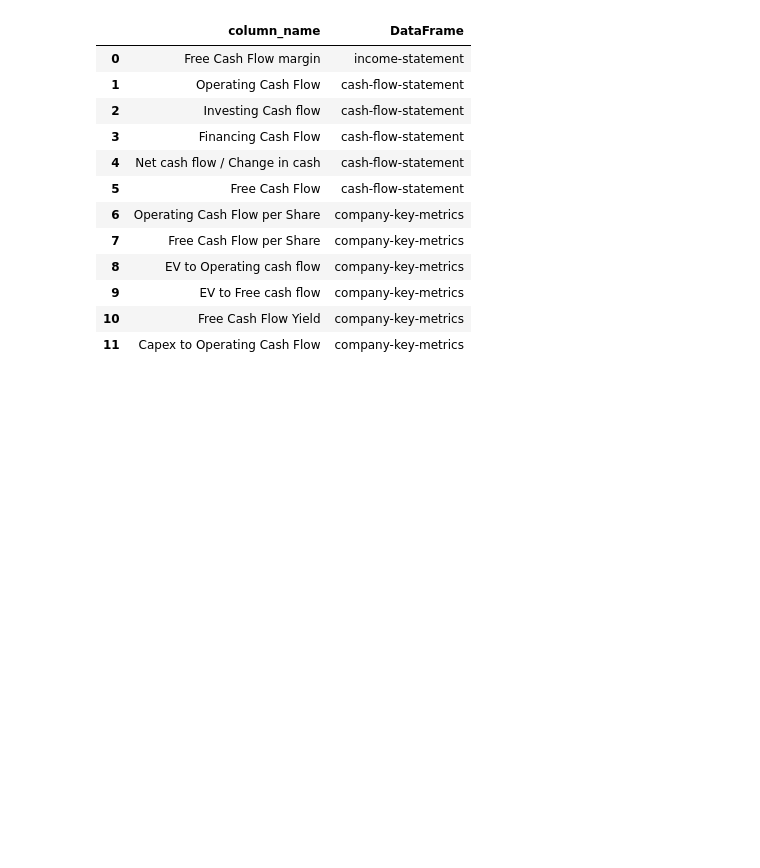
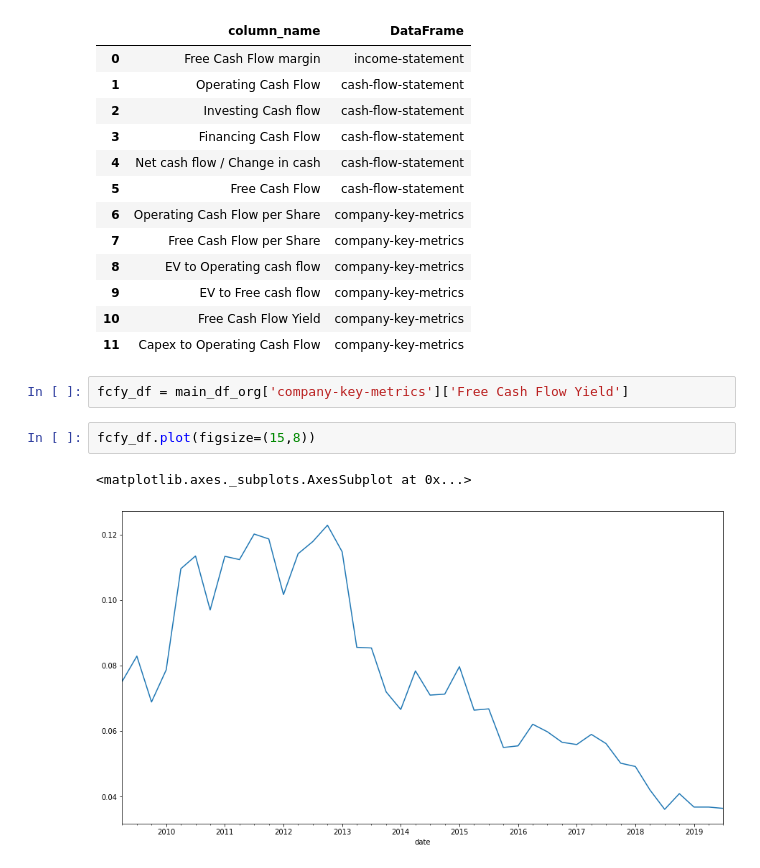
Before and after one commit to sabawi/getstockdata, a Jupyter notebook: test_data.ipynb, the cells around one changed output. Saved outputs shown, nothing was run; the diff lists cells and outputs as text; blank space fills up the shorter version.

```diff
--- a/test_data.ipynb
+++ b/test_data.ipynb
@@ -365,3 +365,10 @@ f
 | 9 | EV to Free cash flow | company-key-metrics |
 | 10 | Free Cash Flow Yield | company-key-metrics |
 | 11 | Capex to Operating Cash Flow | company-key-metrics |
+# %%
+fcfy_df = main_df_org['company-key-metrics']['Free Cash Flow Yield']
+# %%
+fcfy_df.plot(figsize=(15,8))
+# %% [output]
+<matplotlib.axes._subplots.AxesSubplot at 0x...>
+[figure, added]
```
Also changed, not shown: parts of 11 cells of this notebook.
